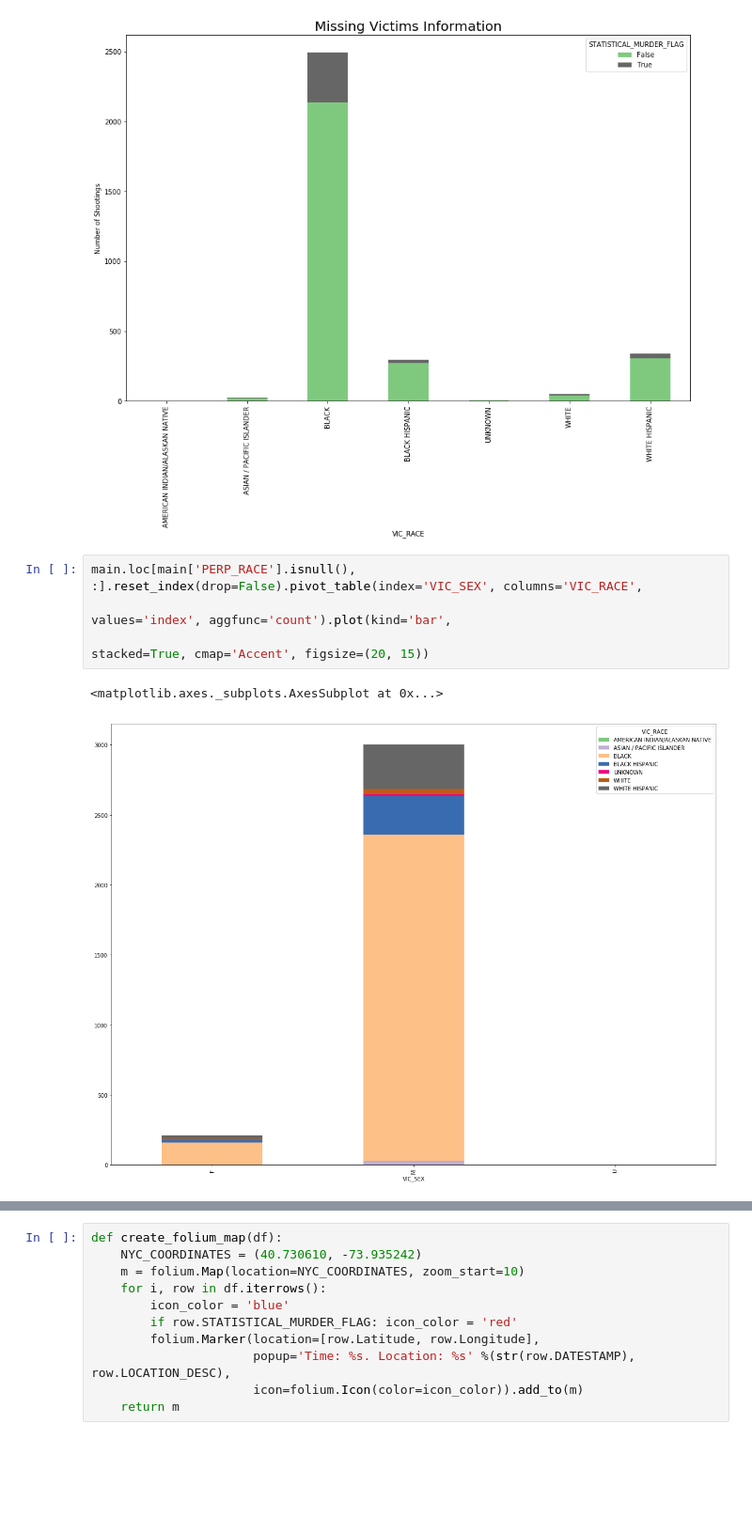
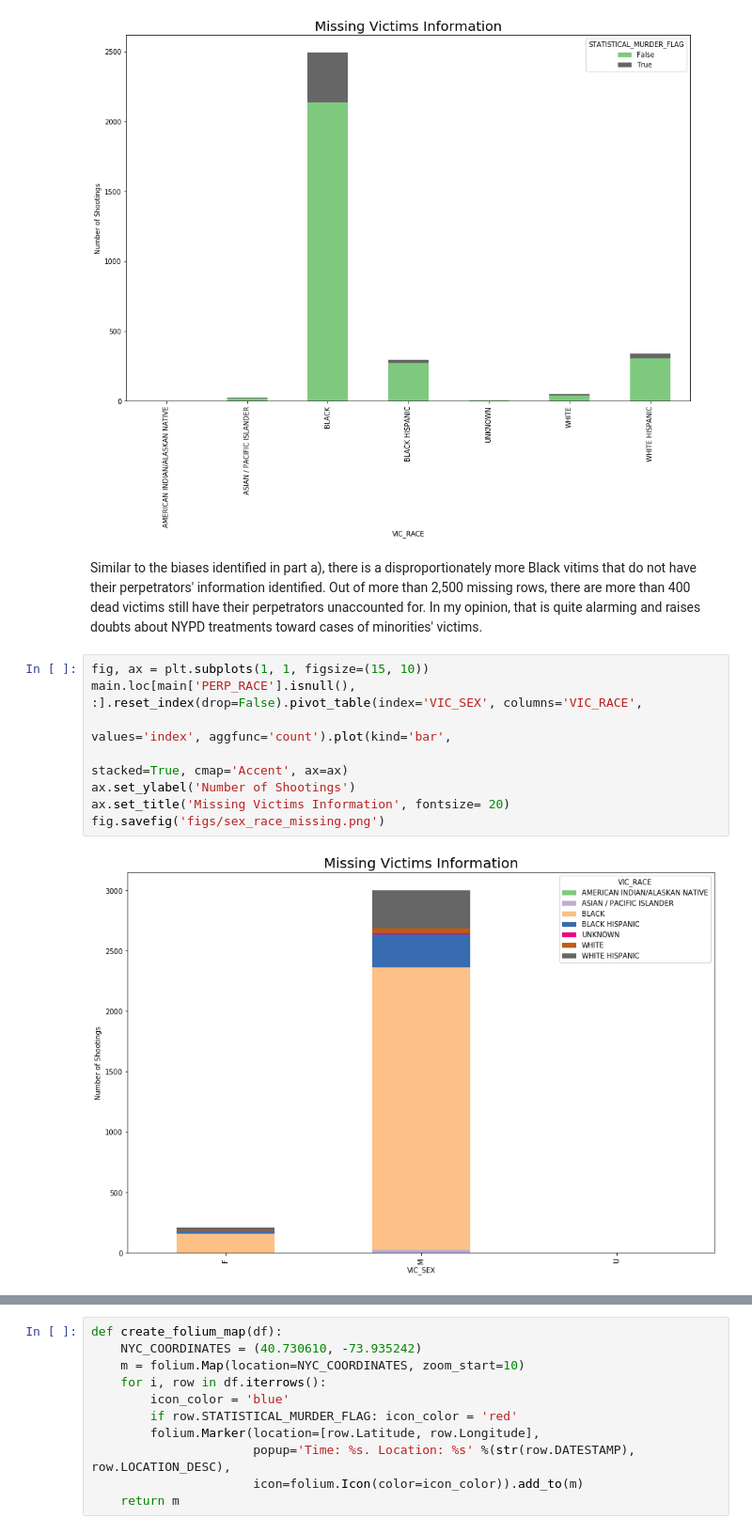
Before and after one commit to lmtoan/dt512-final-project, a Jupyter notebook: final-project.ipynb, the cells around one changed output, grey strips where cells are left out. Shown at 94% size. Saved outputs shown, nothing was run; the diff lists cells and outputs as text; blank space fills up the shorter version.

```diff
--- a/final-project.ipynb
+++ b/final-project.ipynb
@@ -250,10 +255,15 @@ ax.set_title('Missing Victims Information', fontsize= 20)
 fig.savefig('figs/%s.png'%'perp_missing')
 # %% [output]
 [figure]
+# %% [markdown]
+Similar to the biases identified in part a), there is a disproportionately more Black vitims that do not have their perpetrators' information identified. Out of more than 2,500 missing rows, there are more than 400 dead victims still have their perpetrators unaccounted for. In my opinion, that is quite alarming and raises doubts about NYPD treatments toward cases of minorities' victims.
 # %%
+fig, ax = plt.subplots(1, 1, figsize=(15, 10))
 main.loc[main['PERP_RACE'].isnull(), :].reset_index(drop=False).pivot_table(index='VIC_SEX', columns='VIC_RACE',
                                                                             values='index', aggfunc='count').plot(kind='bar',
-                                                                                                                  stacked=True, cmap='Accent', figsize=(20, 15))
+                                                                                                                  stacked=True, cmap='Accent', ax=ax)
+ax.set_ylabel('Number of Shootings')
+ax.set_title('Missing Victims Information', fontsize= 20)
+fig.savefig('figs/sex_race_missing.png')
 # %% [output]
-<matplotlib.axes._subplots.AxesSubplot at 0x...>
-[figure, old version]
+[figure, new version]
```
Also changed, not shown: parts of 40 cells of this notebook, 8 other files.
